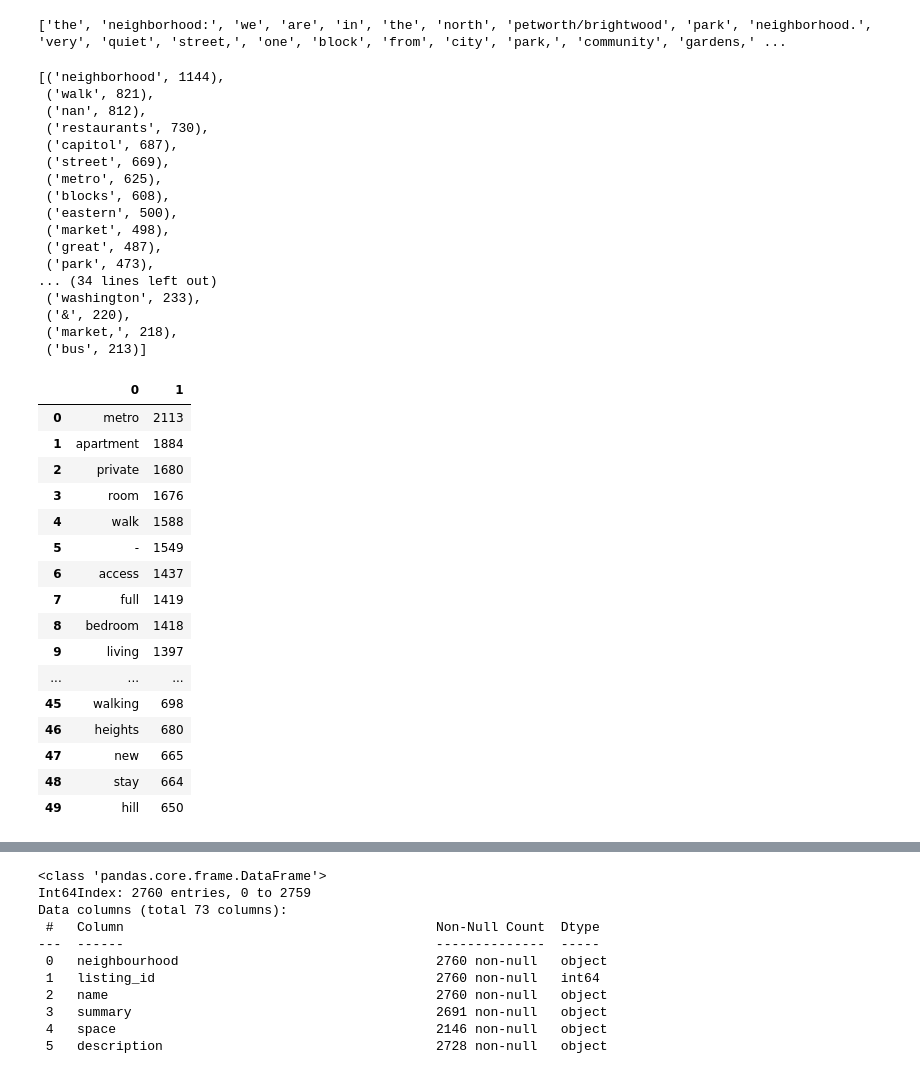
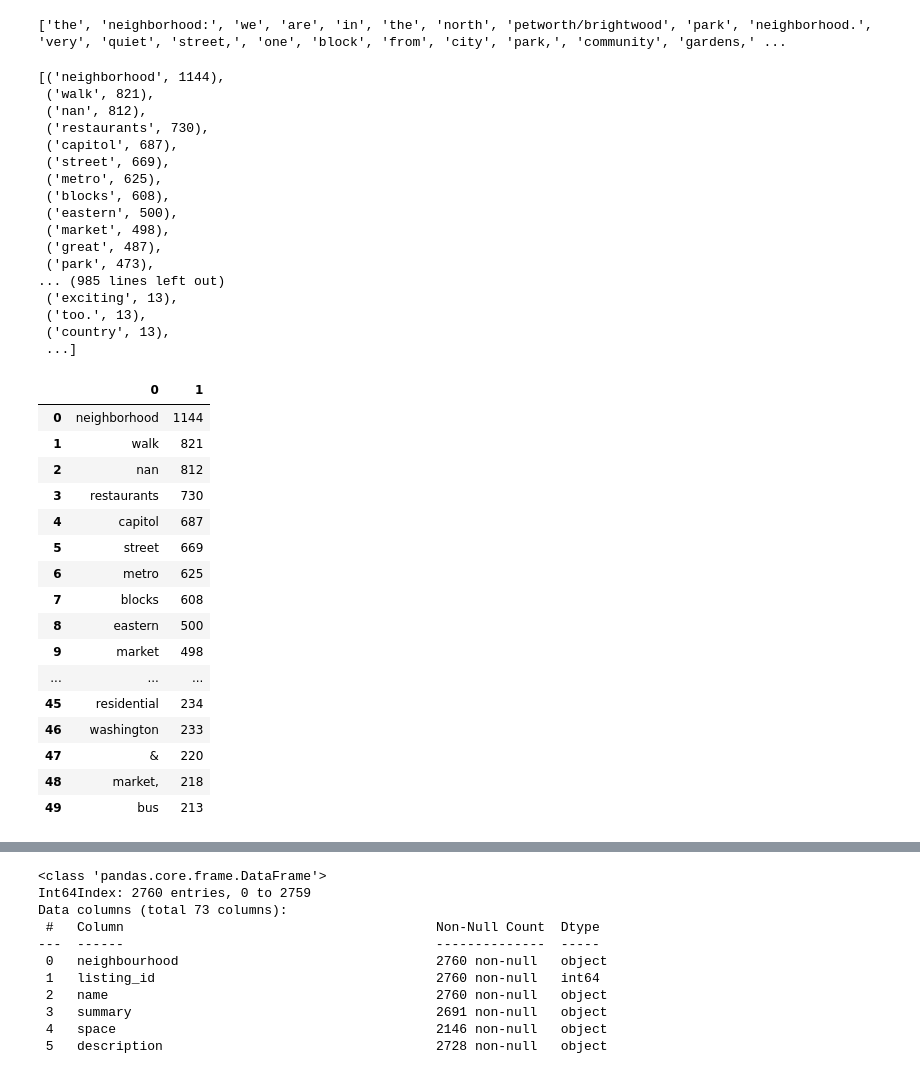
Before and after one commit to Sricha02/SHANTELL_Capstone2, a Jupyter notebook: DCreview.ipynb, the cells around one changed output, grey strips where cells are left out. Drawn from its saved outputs; the diff is of its cells as text; code cells hidden in the pictures.

Commit message:
final word parsing dataframe created

```diff
--- a/DCreview.ipynb
+++ b/DCreview.ipynb
@@ -612,7 +637,7 @@ nbo_filtered_words = [word for word in nbo_words if word not in stopwords.words(
 # %%
 
 nbo_words_count = Counter(nbo_filtered_words).most_common()
-nbo_words_count = nbo_words_count[:50]
+nbo_words_count = nbo_words_count[0:]
 nbo_words_count
 # %% [output]
 [('neighborhood', 1144),
@@ -627,31 +652,31 @@ nbo_words_count
  ('market', 498),
  ('great', 487),
  ('park', 473),
-... (34 lines left out)
- ('washington', 233),
- ('&', 220),
- ('market,', 218),
- ('bus', 213)]
+... (985 lines left out)
+ ('exciting', 13),
+ ('too.', 13),
+ ('country', 13),
+ ...]
 # %%
-nbo_words_df = pd.DataFrame(desc_words_count)
+nbo_words_df = pd.DataFrame(nbo_words_count)
 nbo_words_df.head(50)
 # %% [output]
 |  | 0 | 1 |
-| 0 | metro | 2113 |
-| 1 | apartment | 1884 |
-| 2 | private | 1680 |
-| 3 | room | 1676 |
-| 4 | walk | 1588 |
-| 5 | - | 1549 |
-| 6 | access | 1437 |
-| 7 | full | 1419 |
-| 8 | bedroom | 1418 |
-| 9 | living | 1397 |
+| 0 | neighborhood | 1144 |
+| 1 | walk | 821 |
+| 2 | nan | 812 |
+| 3 | restaurants | 730 |
+| 4 | capitol | 687 |
+| 5 | street | 669 |
+| 6 | metro | 625 |
+| 7 | blocks | 608 |
+| 8 | eastern | 500 |
+| 9 | market | 498 |
 | ... | ... | ... |
-| 45 | walking | 698 |
-| 46 | heights | 680 |
-| 47 | new | 665 |
-| 48 | stay | 664 |
-| 49 | hill | 650 |
+| 45 | residential | 234 |
+| 46 | washington | 233 |
+| 47 | & | 220 |
+| 48 | market, | 218 |
+| 49 | bus | 213 |
 # %%
 nbo_words_df.rename(columns={0:"nbo words", 1:"nbo word count"}, inplace=True)
```
Also changed, not shown: parts of 18 cells of this notebook, 23 other files.
